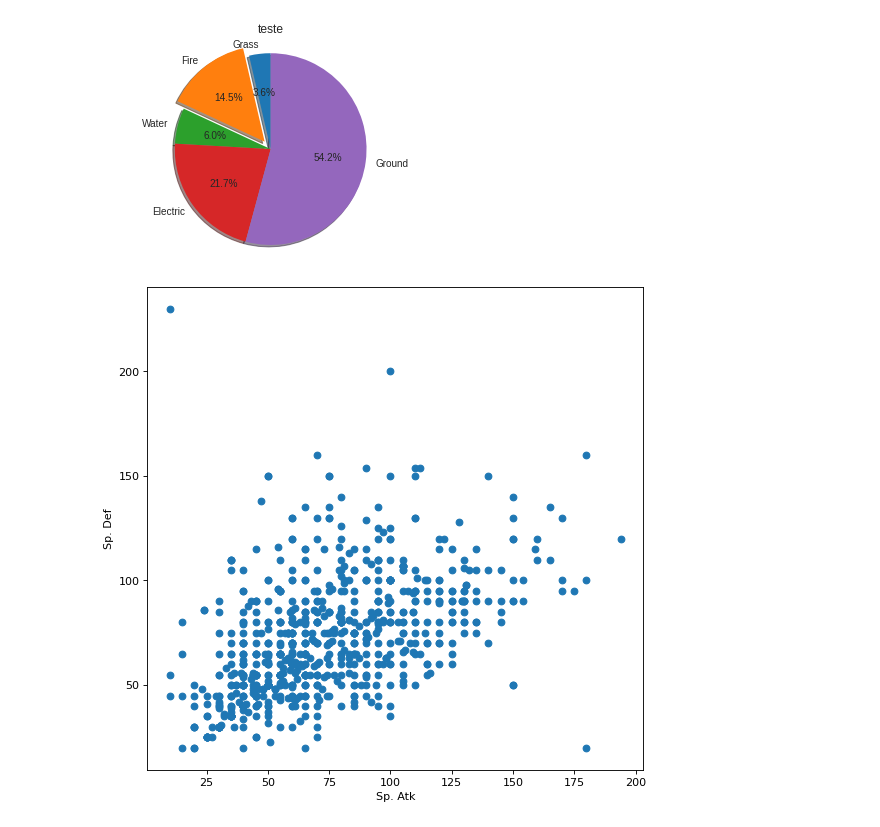
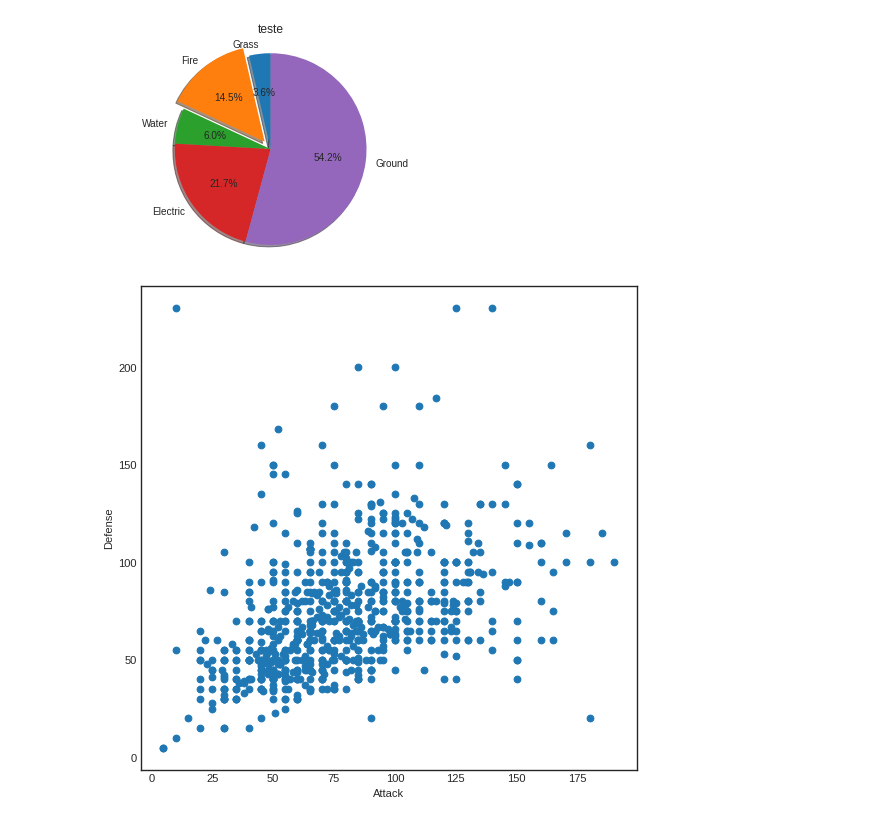
Before and after one commit to WillianVeras/avaliacaon1, a Jupyter notebook: Regressao_Linear_Trab1.ipynb, the cells around one changed output. Drawn from its saved outputs; the diff is of its cells as text; code cells hidden in the pictures.

```diff
--- a/Regressao_Linear_Trab1.ipynb
+++ b/Regressao_Linear_Trab1.ipynb
@@ -202,11 +218,10 @@ plt.show()
 # %% [output]
 [figure]
 # %%
-import matplotlib.pyplot as plt
 plt.figure(figsize=(8, 8), dpi=80)
-plt.scatter(x = df['Sp. Atk'], y = df['Sp. Def'])
-plt.xlabel("Sp. Atk")
-plt.ylabel("Sp. Def")
+plt.scatter(x = df['Attack'], y = df['Defense'])
+plt.xlabel("Attack")
+plt.ylabel("Defense")
 plt.show()
 # %% [output]
-[figure, old version]
+[figure, new version]
```
Also changed, not shown: parts of 8 cells of this notebook.
